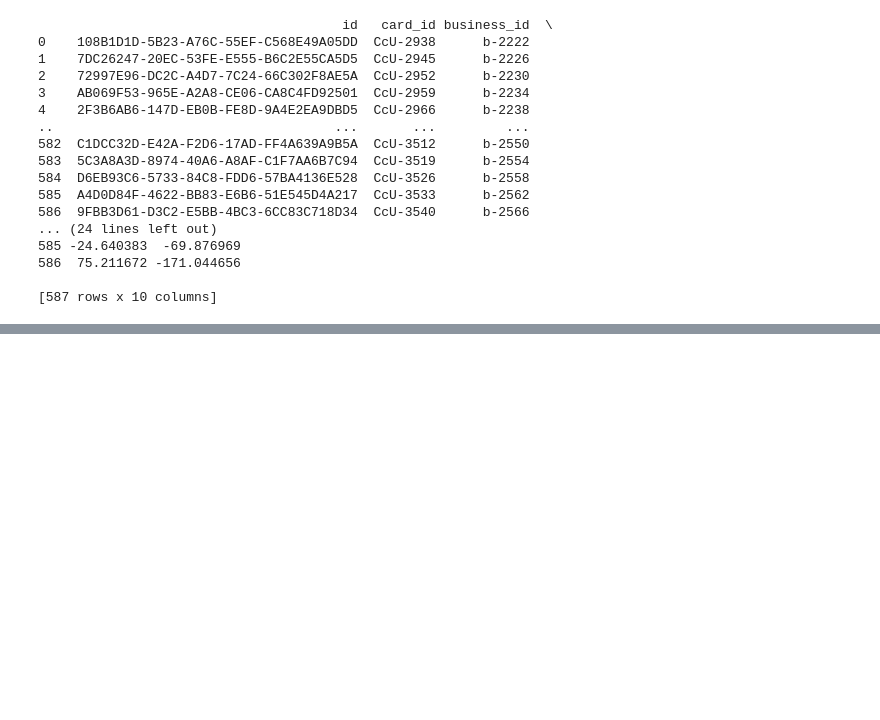
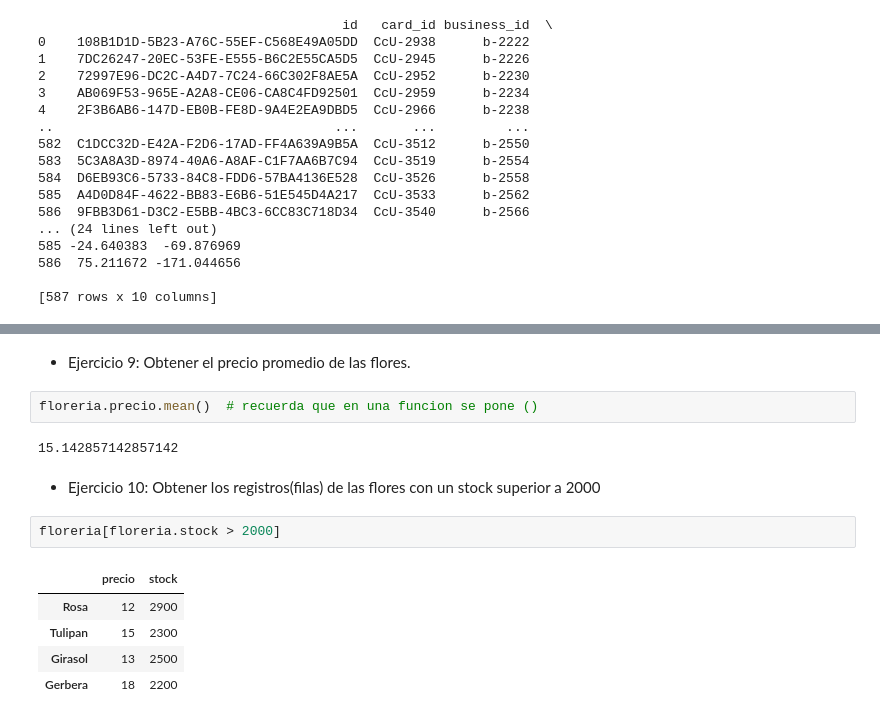
Before and after one commit to Bellengher/SPRINT-1, a Jupyter notebook: NOTES/Python/Learning_Pandas.ipynb, the cells around one changed output, grey strips where cells are left out. Drawn from its saved outputs; the diff is of its cells as text; blank space fills up the shorter version.

```diff
--- a/NOTES/Python/Learning_Pandas.ipynb
+++ b/NOTES/Python/Learning_Pandas.ipynb
@@ -265,0 +360,16 @@ print(nuevos_datos)
+# %% [markdown]
+* Ejercicio 9: Obtener el precio promedio de las flores.
+# %%
+floreria.precio.mean()  # recuerda que en una funcion se pone ()
+# %% [output]
+15.142857142857142
+# %% [markdown]
+* Ejercicio 10: Obtener los registros(filas) de las flores con un stock superior a 2000
+# %%
+floreria[floreria.stock > 2000]
+# %% [output]
+|  | precio | stock |
+| Rosa | 12 | 2900 |
+| Tulipan | 15 | 2300 |
+| Girasol | 13 | 2500 |
+| Gerbera | 18 | 2200 |
```
Also changed, not shown: parts of 23 cells of this notebook.
